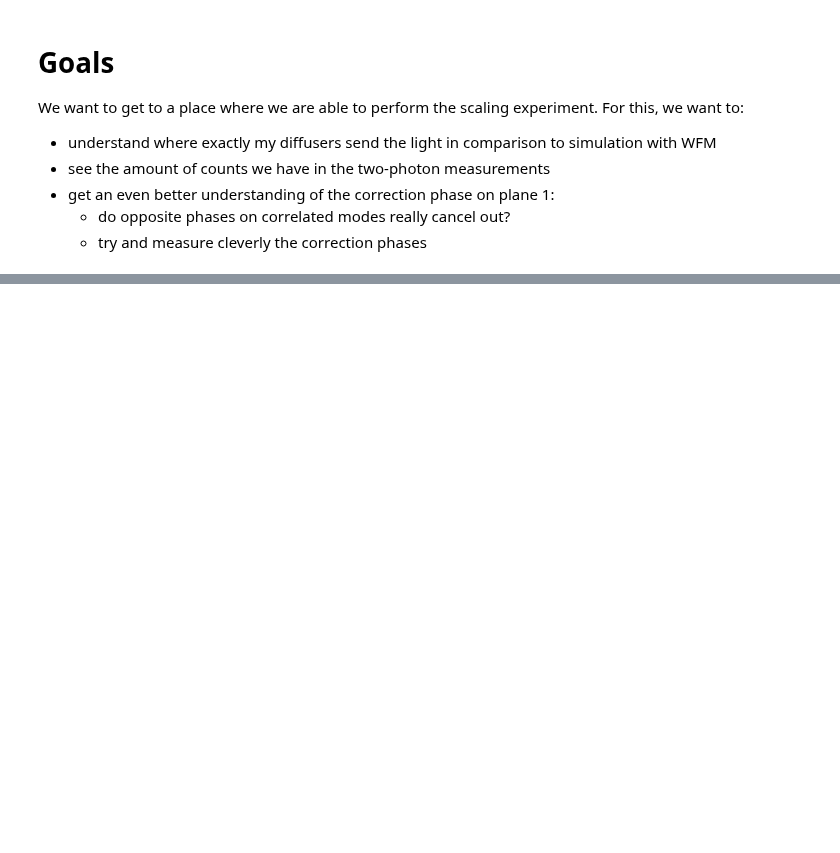
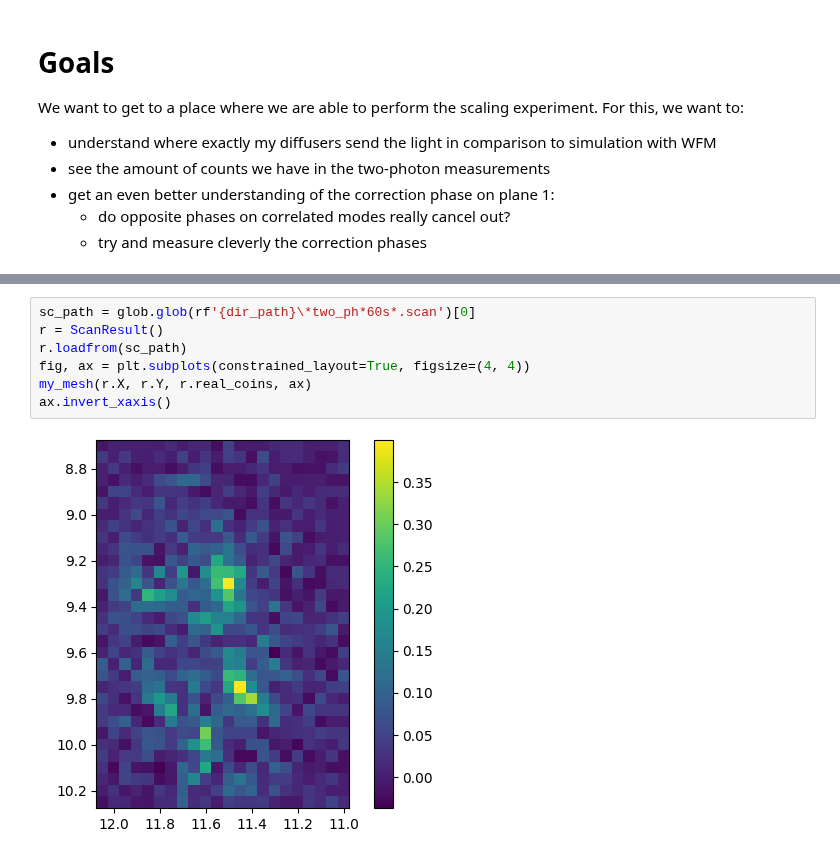
Before and after one commit to rubiaek/pianoq, a Jupyter notebook: pianoq/notebooks/writeup_spots_diffuser1_counts_and_phases.ipynb, the cells around one changed output, grey strips where cells are left out. Drawn from its saved outputs; the diff is of its cells as text; blank space fills up the shorter version.

```diff
--- a/pianoq/notebooks/writeup_spots_diffuser1_counts_and_phases.ipynb
+++ b/pianoq/notebooks/writeup_spots_diffuser1_counts_and_phases.ipynb
@@ -59,0 +117,9 @@ mimshow((np.abs(all_speckles[0])**2)[sr.active_slice])
+# %%
+sc_path = glob.glob(rf'{dir_path}\*two_ph*60s*.scan')[0]
+r = ScanResult()
+r.loadfrom(sc_path)
+fig, ax = plt.subplots(constrained_layout=True, figsize=(4, 4))
+my_mesh(r.X, r.Y, r.real_coins, ax)
+ax.invert_xaxis()
+# %% [output]
+[figure, added]
```
Also changed, not shown: parts of 12 cells of this notebook.
